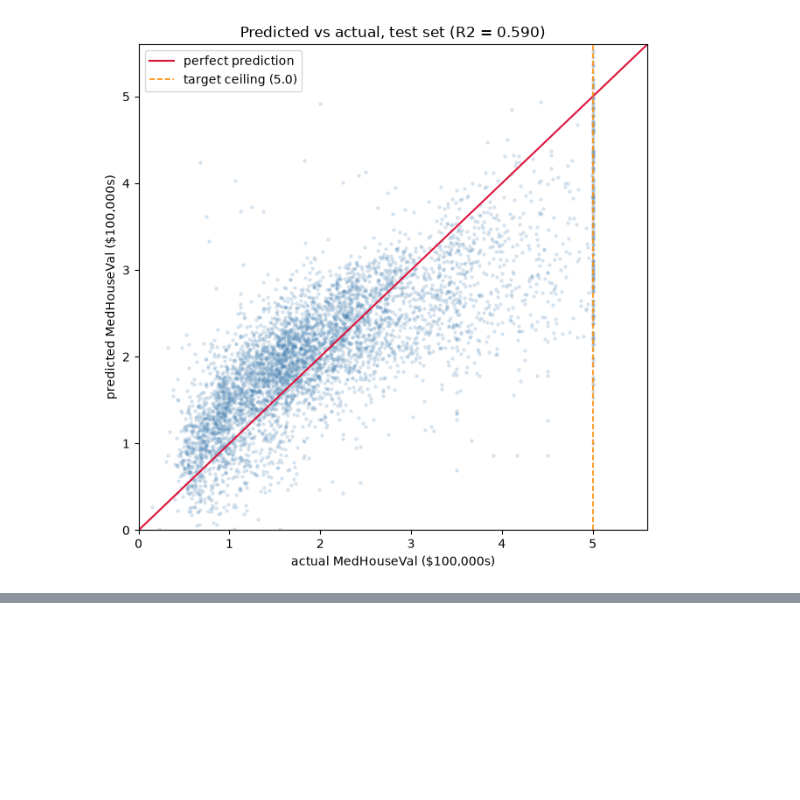
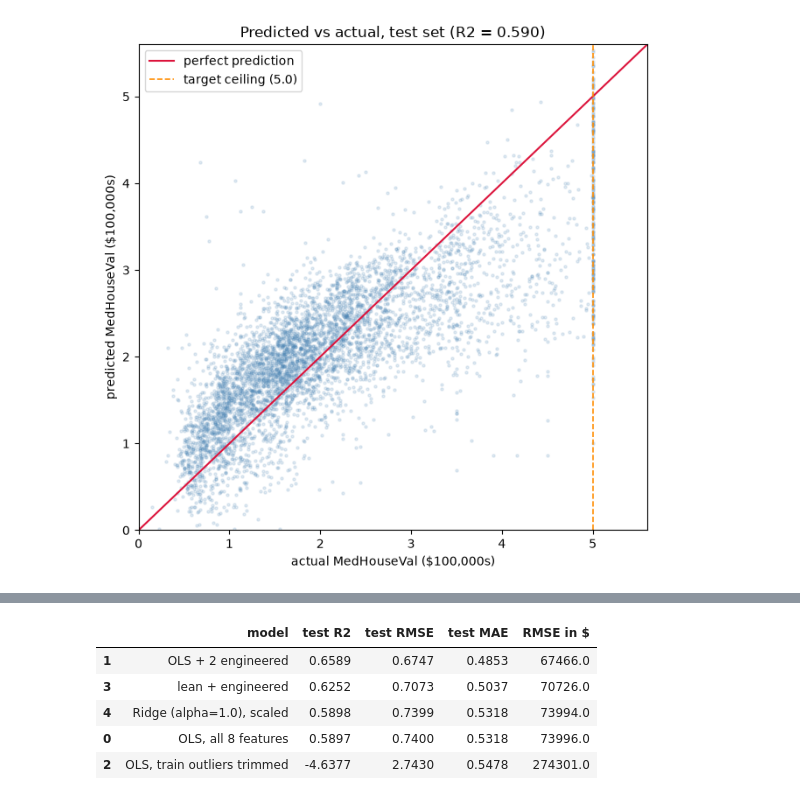
Before and after one commit to dwainXDL/california-housing-regression, a Jupyter notebook: regression.ipynb, the cells around one changed output, grey strips where cells are left out. Cells and saved outputs as stored; diff of their text form; code cells hidden in the pictures; blank space fills up the shorter version.

```diff
--- a/regression.ipynb
+++ b/regression.ipynb
@@ -194,0 +342,14 @@ plt.show()
+# %%
+# Ridge must be scaled: the L2 penalty is scale-sensitive, and these columns span
+# Population (thopusands) down to AveBedrm (about 1).
+ridge = make_pipeline(StandardScaler(), RidgeCV(alphas=[0.01, 0.1, 1, 10, 100], cv=5))
+ridge.fit(train[FEATURES], train[TARGET])
+
+alpha = ridge.named_steps["ridgecv"].alpha_
+pred_ridge = ridge.predict(test[FEATURES])
+ridge_r2 = r2_score(test[TARGET], pred_ridge)
+
+print(f"alpha chosen by CV : {alpha}")
+print(f"ridge test R2 : {ridge_r2:.4f}")
+print(f"plain OLS test R2 : {base['R2']:.4f}")
+print(f"change : {ridge_r2 - base['R2']:+.4f}")
@@ -194,0 +367,23 @@ plt.show()
+# %%
+summary = pd.DataFrame(
+    [{"model": r["label"], "test R2": r["R2"], "test RMSE": r["RMSE"], "test MAE": r["MAE"]}
+     for r in (base, eng, trim, lean)]
+     + [{
+         "model": f"Ridge (alpha={alpha}), scaled",
+         "test R2": ridge_r2,
+         "test RMSE": np.sqrt(mean_squared_error(test[TARGET], pred_ridge)),
+         "test MAE": mean_absolute_error(test[TARGET], pred_ridge),
+     }]
+)
+summary["RMSE in $"] = (summary["test RMSE"] * 100_000).round(0)
+summary.sort_values("test R2", ascending=False).round(4)
+
+# base -> normal linear regression with 8 features, eng -> linear regression + 2 engineered
+# features, trim -> linear regression with outliers removed, ridge -> ridge regression.
+# %% [output]
+|  | model | test R2 | test RMSE | test MAE | RMSE in $ |
+| 1 | OLS + 2 engineered | 0.6589 | 0.6747 | 0.4853 | 67466.0 |
+| 3 | lean + engineered | 0.6252 | 0.7073 | 0.5037 | 70726.0 |
+| 4 | Ridge (alpha=1.0), scaled | 0.5898 | 0.7399 | 0.5318 | 73994.0 |
+| 0 | OLS, all 8 features | 0.5897 | 0.7400 | 0.5318 | 73996.0 |
+| 2 | OLS, train outliers trimmed | -4.6377 | 2.7430 | 0.5478 | 274301.0 |
```
Also changed, not shown: parts of 23 cells of this notebook, 2 other files.
